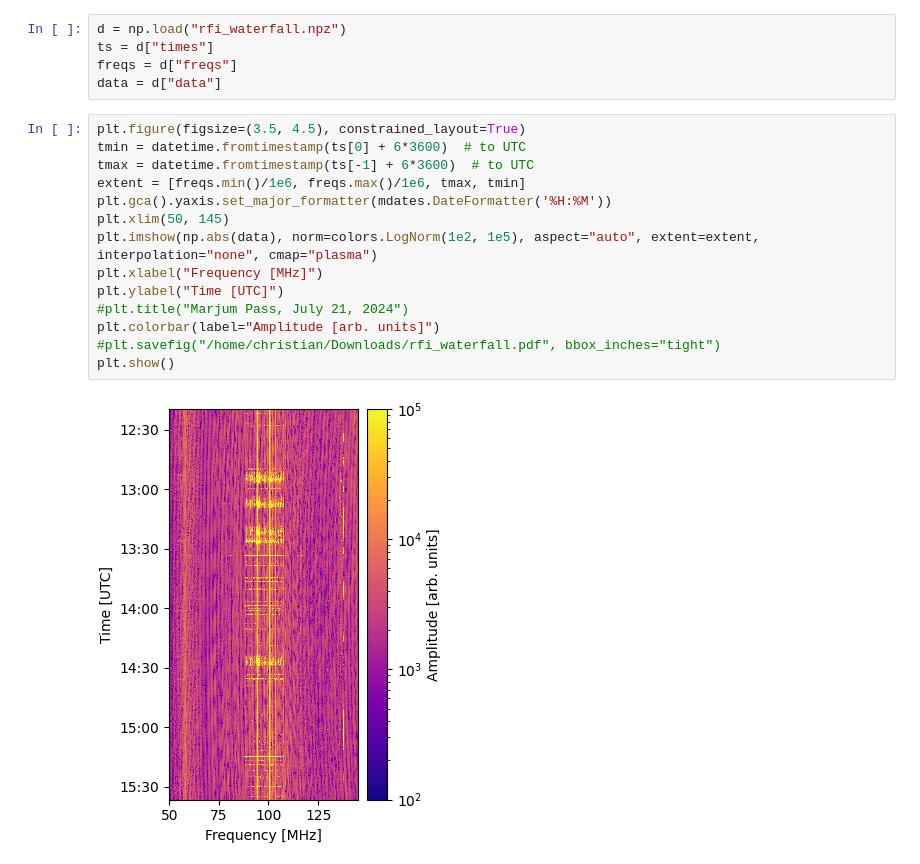
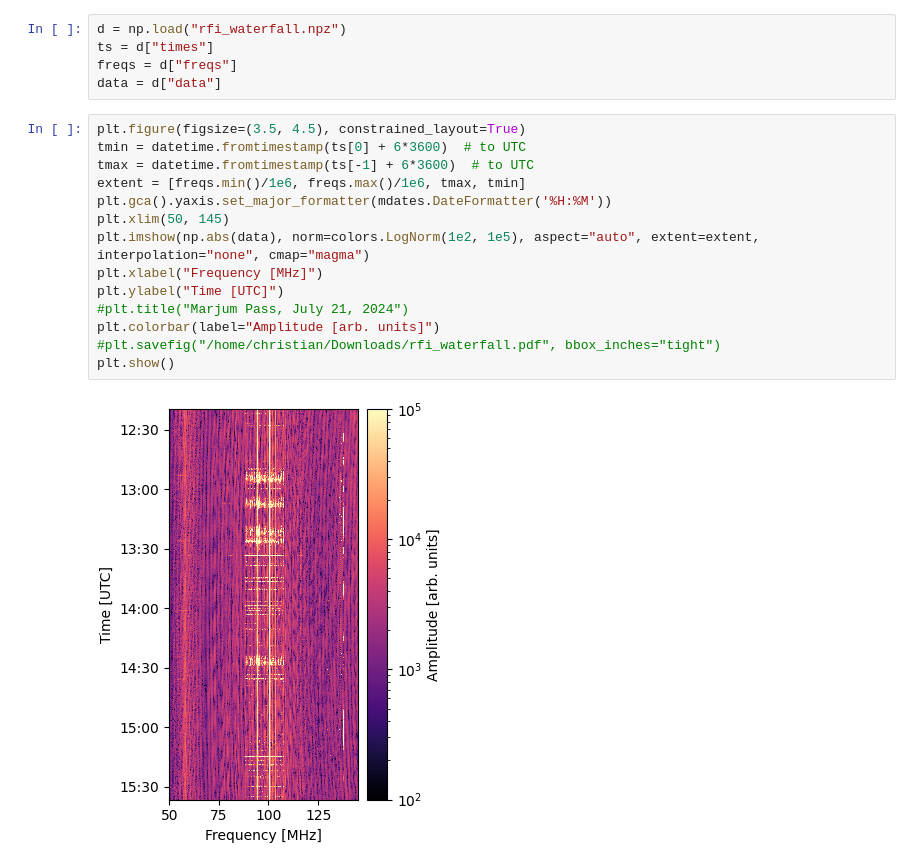
Before and after one commit to christianhbye/eigsep_paper_notebooks, a Jupyter notebook: rfi_waterfall.ipynb, the cells around one changed output. Drawn from its saved outputs; the diff is of its cells as text.

Commit message:
use consistent colormap

```diff
--- a/rfi_waterfall.ipynb
+++ b/rfi_waterfall.ipynb
@@ -15,16 +15,16 @@ data = d["data"]
 # %%
 plt.figure(figsize=(3.5, 4.5), constrained_layout=True)
 tmin = datetime.fromtimestamp(ts[0] + 6*3600)  # to UTC
 tmax = datetime.fromtimestamp(ts[-1] + 6*3600)  # to UTC
 extent = [freqs.min()/1e6, freqs.max()/1e6, tmax, tmin]
 plt.gca().yaxis.set_major_formatter(mdates.DateFormatter('%H:%M'))
 plt.xlim(50, 145)
-plt.imshow(np.abs(data), norm=colors.LogNorm(1e2, 1e5), aspect="auto", extent=extent, interpolation="none", cmap="plasma")
+plt.imshow(np.abs(data), norm=colors.LogNorm(1e2, 1e5), aspect="auto", extent=extent, interpolation="none", cmap="magma")
 plt.xlabel("Frequency [MHz]")
 plt.ylabel("Time [UTC]")
 #plt.title("Marjum Pass, July 21, 2024")
 plt.colorbar(label="Amplitude [arb. units]")
 #plt.savefig("/home/christian/Downloads/rfi_waterfall.pdf", bbox_inches="tight")
 plt.show()
 # %% [output]
-[figure, old version]
+[figure, new version]
```
Also changed, not shown: 2 other files.
